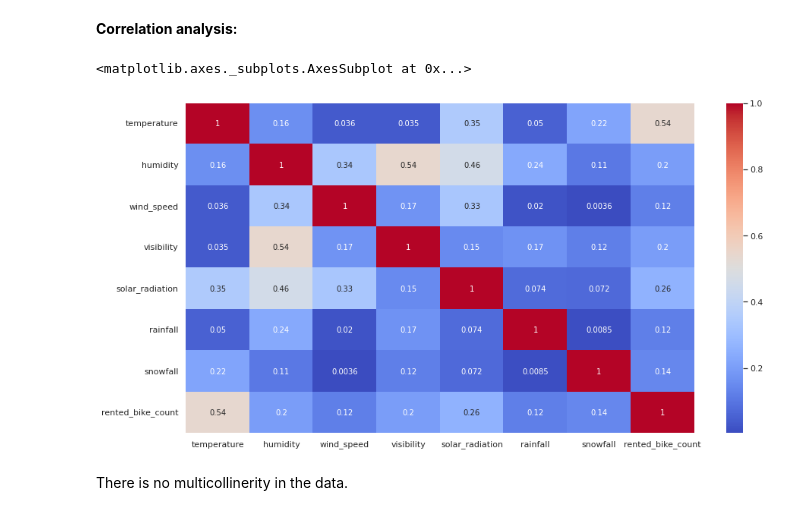
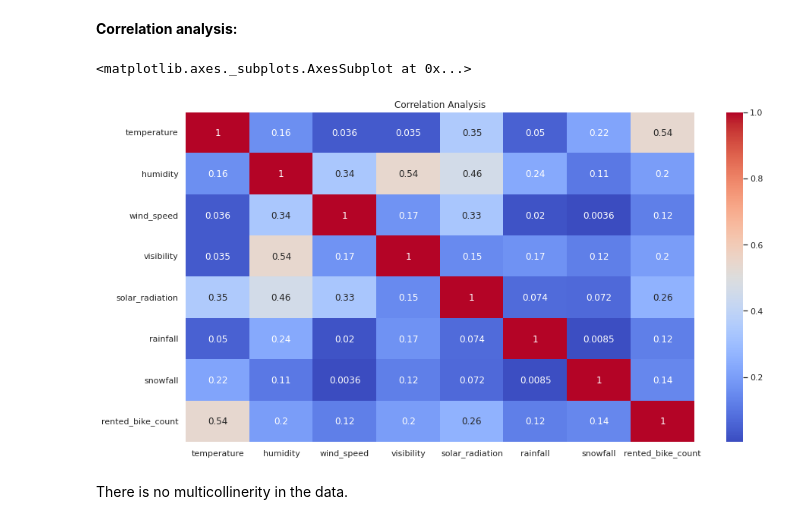
Before and after one commit to shaloy-lewis/bike_sharing_demand_prediction, a Jupyter notebook: Bike_Sharing_Demand_Prediction_Shaloy_lewis.ipynb, the cells around one changed output. Drawn from its saved outputs; the diff is of its cells as text; code cells hidden in the pictures.

```diff
--- a/Bike_Sharing_Demand_Prediction_Shaloy_lewis.ipynb
+++ b/Bike_Sharing_Demand_Prediction_Shaloy_lewis.ipynb
@@ -339,11 +342,12 @@ Summary:
 # %%
  ## Correlation magnitude for continuous variables
 plt.figure(figsize=(15,8))
+plt.title('Correlation Analysis')
 correlation = df[continuous_var+dependent_variable].corr()
 sns.heatmap(abs(correlation), annot=True, cmap='coolwarm')
 # %% [output]
 <matplotlib.axes._subplots.AxesSubplot at 0x...>
-[figure, old version]
+[figure, new version]
 # %% [markdown]
 There is no multicollinerity in the data.
 # %% [markdown]
```
Also changed, not shown: parts of 62 cells of this notebook.
